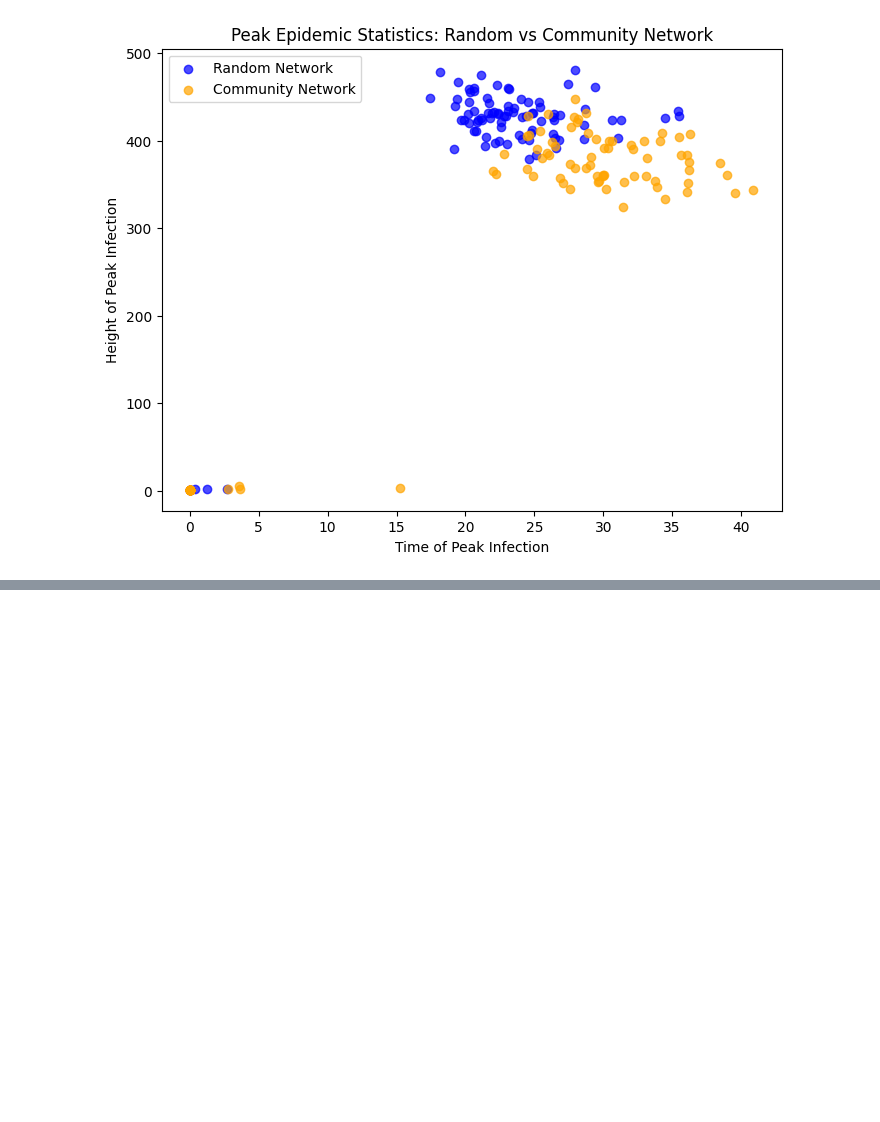
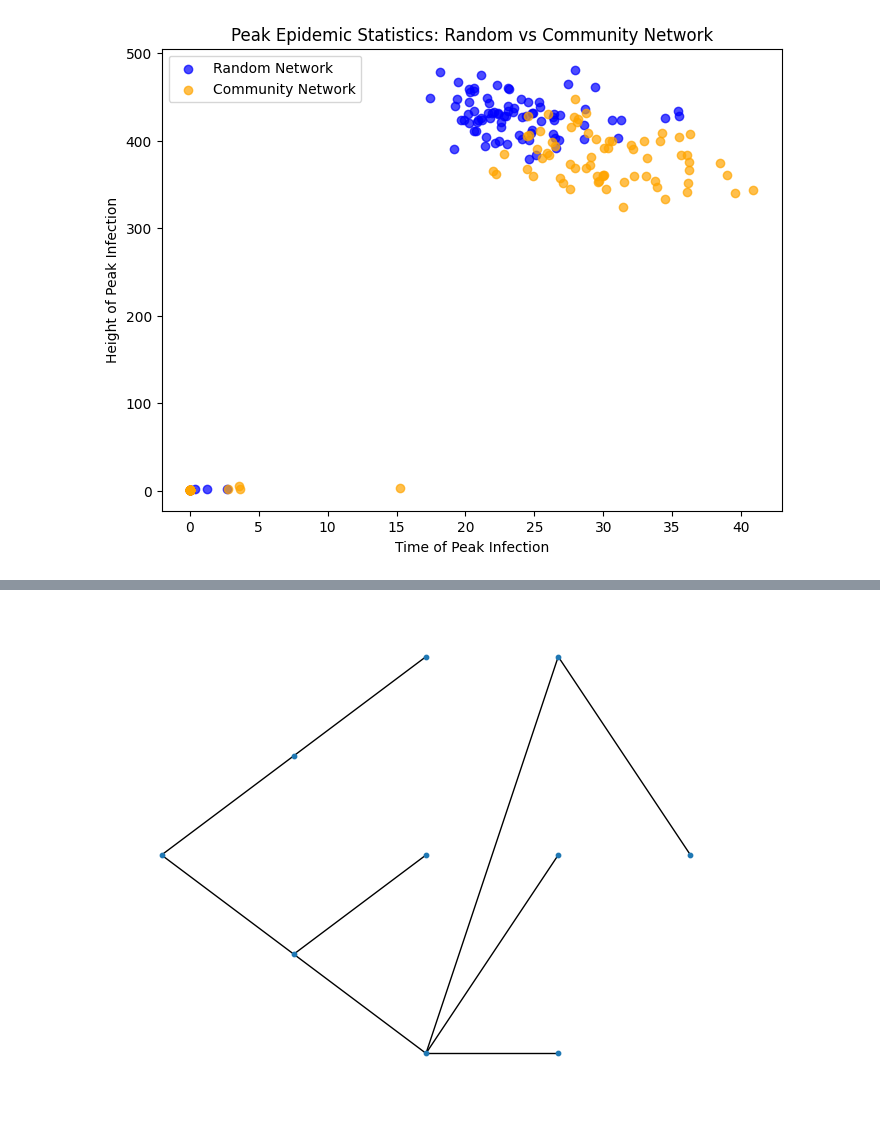
Before and after one commit to xxEthene/ST5225, a Jupyter notebook: lecture5.ipynb, the cells around one changed output, grey strips where cells are left out. Cells and saved outputs as stored; diff of their text form; code cells hidden in the pictures; blank space fills up the shorter version.

```diff
--- a/lecture5.ipynb
+++ b/lecture5.ipynb
@@ -230,0 +279,5 @@ plt.show()
+# %%
+offspring_distribution = lambda: np.random.poisson(0.8)
+simulate_galton_watson(num_generations, offspring_distribution)
+# %% [output]
+[figure, added]
```
Also changed, not shown: parts of 13 cells of this notebook.
